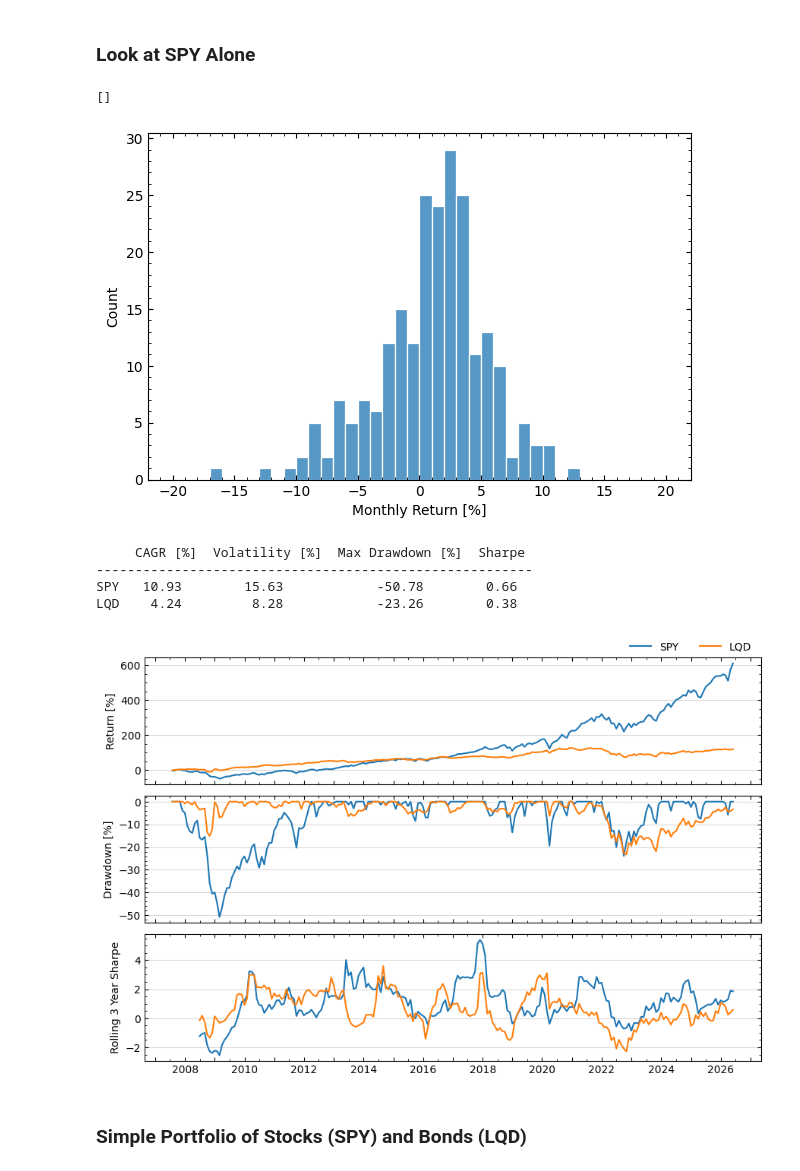
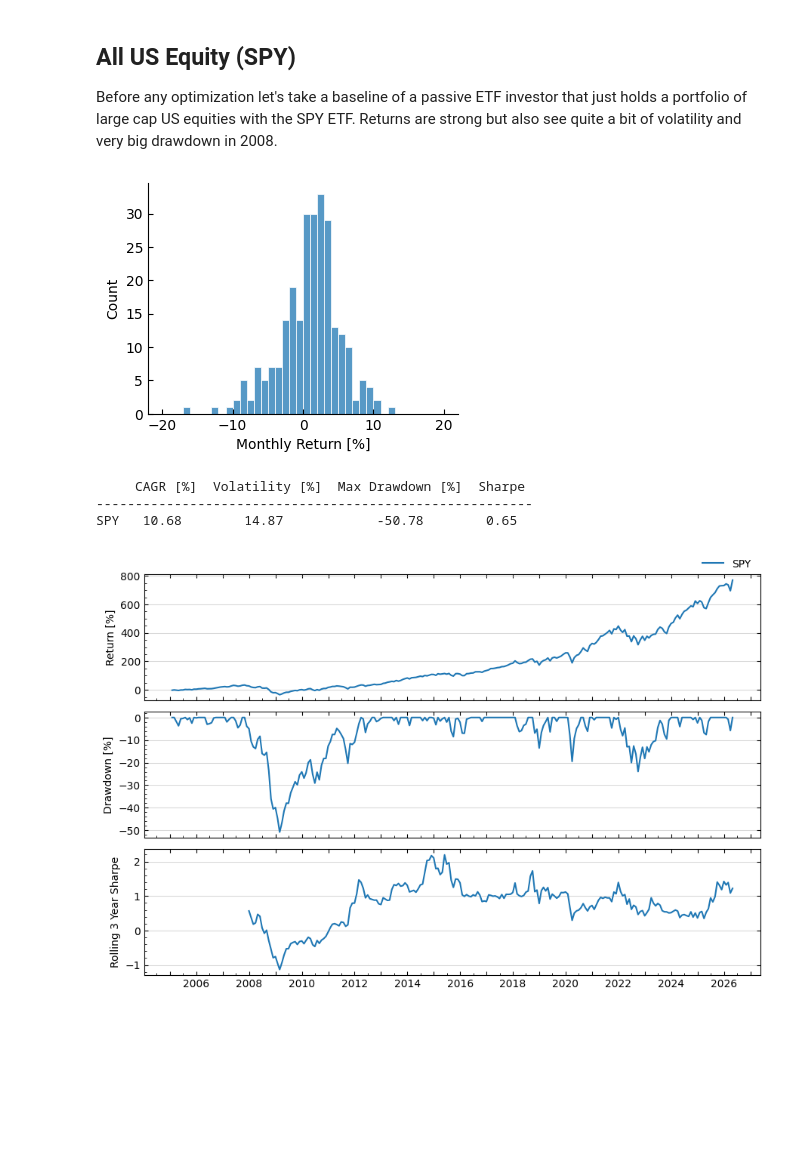
Before and after one commit to JakubStacho/quant-studies, a Jupyter notebook: 01-portfolio-optimization/mean-variance.ipynb, the cells around one changed output. Drawn from its saved outputs; the diff is of its cells as text; code cells hidden in the pictures; blank space fills up the shorter version.

Commit message:
Started working on optimization example

```diff
--- a/01-portfolio-optimization/mean-variance.ipynb
+++ b/01-portfolio-optimization/mean-variance.ipynb
@@ -15,30 +19,27 @@ from reporting import performance_report
 
 plt.style.use('../utils/plot-style.rc')
 # %%
-prices         = pd.read_parquet('../data/monthly-etf-prices.parquet')
+rfr    = pd.read_parquet('./data/monthly-rfr.parquet')
+prices = pd.read_parquet('./data/monthly-etf-prices.parquet')
+
 returns        = prices.pct_change().dropna(how='all')
-
-excess_returns = returns - returns['BIL'].values.reshape(-1,1) # use BIL as risk free rate
-excess_returns = excess_returns.drop(columns=['BIL'])
+excess_returns = returns - rfr.values.reshape(-1,1)
 # %% [markdown]
-### Look at SPY Alone
+## All US Equity (SPY)
+Before any optimization let's take a baseline of a passive ETF investor that just holds a portfolio of large cap US equities with the SPY ETF. Returns are strong but also see quite a bit of volatility and very big drawdown in 2008.
 # %%
-#### not sure if this is useful... could be cool to do a 2D kde plot of returns to see correlation
-fig, ax = plt.subplots()
+# plot SPY return distribution
+fig, ax = plt.subplots(figsize=(4,3))
 sns.histplot(returns['SPY'] * 100, edgecolor='w', bins=np.arange(-20,21,1))
-# sns.kdeplot(returns['SPY'] * 100, fill=True, zorder=10)
+sns.despine()
 ax.set_xlabel('Monthly Return [%]')
-plt.plot()
+plt.show()
+
+# display performance summary
+_ = performance_report(returns[['SPY']], risk_free_returns=rfr)
 # %% [output]
+[figure, new version]
-[]
+     CAGR [%]  Volatility [%]  Max Drawdown [%]  Sharpe
+--------------------------------------------------------
+SPY   10.68        14.87            -50.78        0.65
-[figure, old version]
+[figure, added]
-# %%
-_ = performance_report(returns[['SPY', 'LQD']], risk_free_returns=returns['BIL'])
-# %% [output]
-     CAGR [%]  Volatility [%]  Max Drawdown [%]  Sharpe
---------------------------------------------------------
-SPY   10.93        15.63            -50.78        0.66
-LQD    4.24         8.28            -23.26        0.38
-[figure, removed]
-# %% [markdown]
-### Simple Portfolio of Stocks (SPY) and Bonds (LQD)
```
Also changed, not shown: parts of 19 cells of this notebook, 4 other files.
